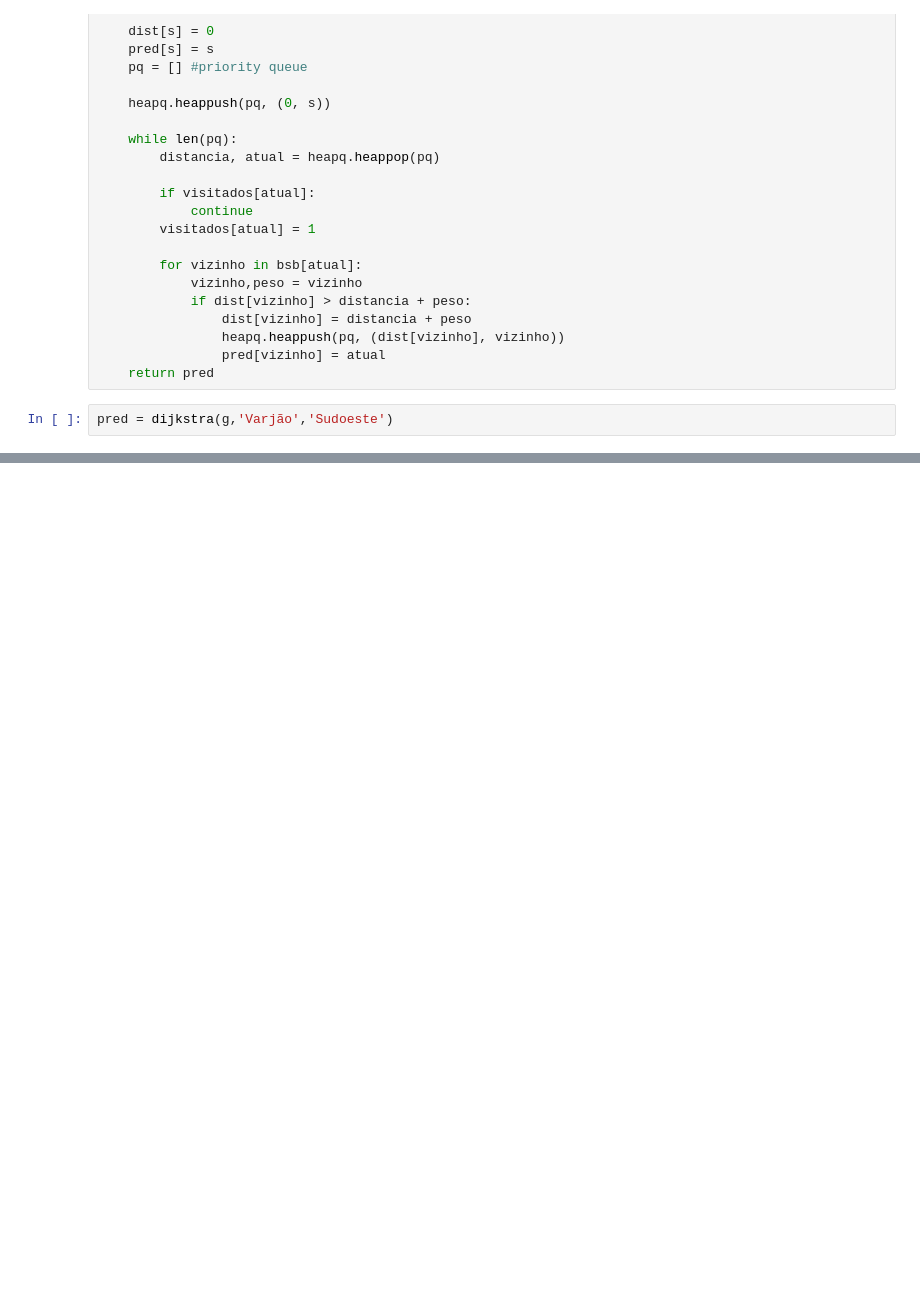
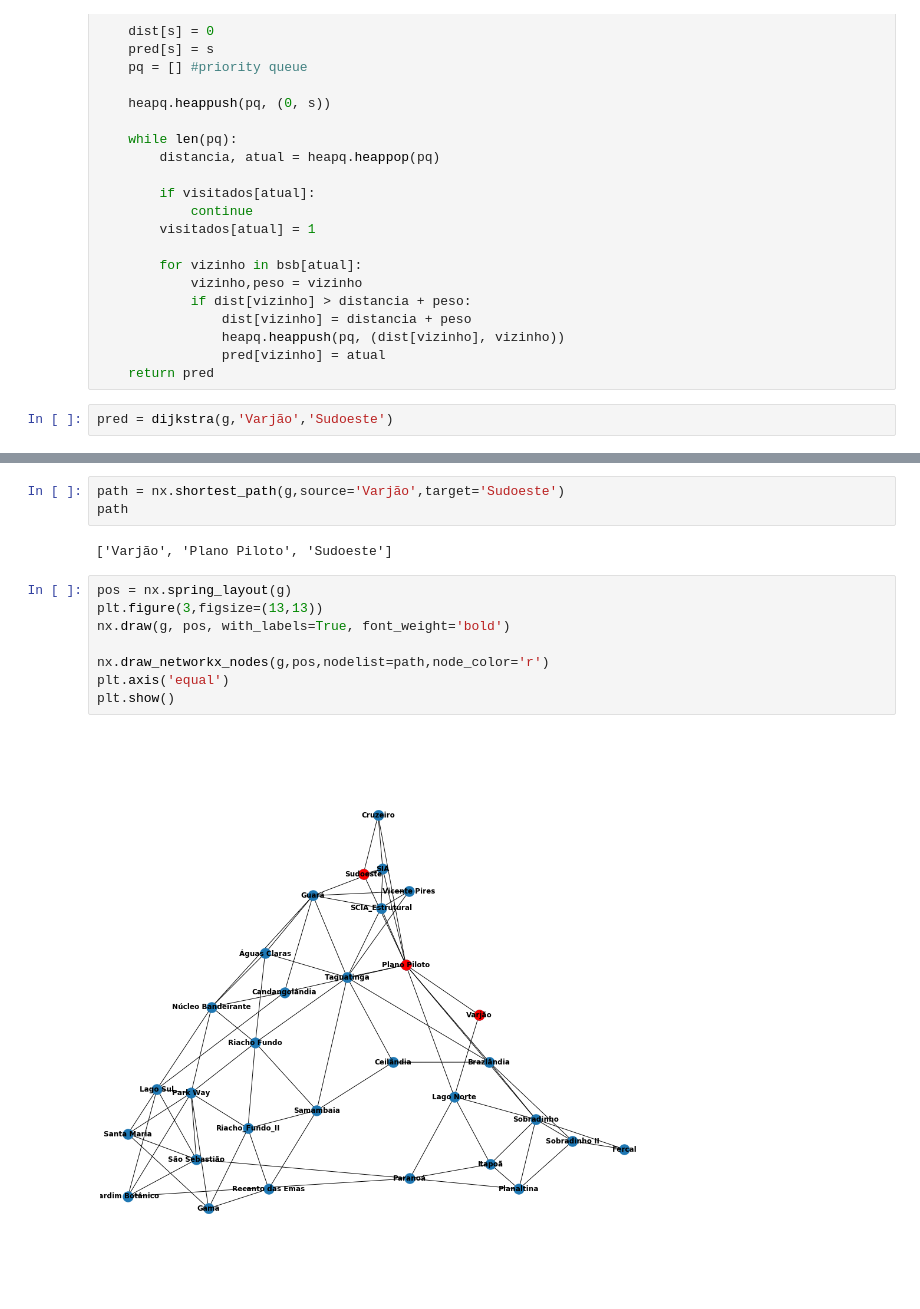
Before and after one commit to projeto-de-algoritmos/grafo-2-Dutra-Makaha, a Jupyter notebook: dijkstra.ipynb, the cells around one changed output, grey strips where cells are left out. Saved outputs shown, nothing was run; the diff lists cells and outputs as text; blank space fills up the shorter version.

Commit message:
Adds shortest way on plotted graph.
Co-authored-by: Lucas Dutra <ldutra98@gmail.com>

```diff
--- a/dijkstra.ipynb
+++ b/dijkstra.ipynb
@@ -109,3 +112,18 @@ while x != 'Varjão':
 Sudoeste
 Plano Piloto
 Varjão
+# %%
+path = nx.shortest_path(g,source='Varjão',target='Sudoeste')
+path
+# %% [output]
+['Varjão', 'Plano Piloto', 'Sudoeste']
+# %%
+pos = nx.spring_layout(g)
+plt.figure(3,figsize=(13,13))
+nx.draw(g, pos, with_labels=True, font_weight='bold')
+
+nx.draw_networkx_nodes(g,pos,nodelist=path,node_color='r')
+plt.axis('equal')
+plt.show()
+# %% [output]
+[figure, added]
```
Also changed, not shown: parts of 2 cells of this notebook.
